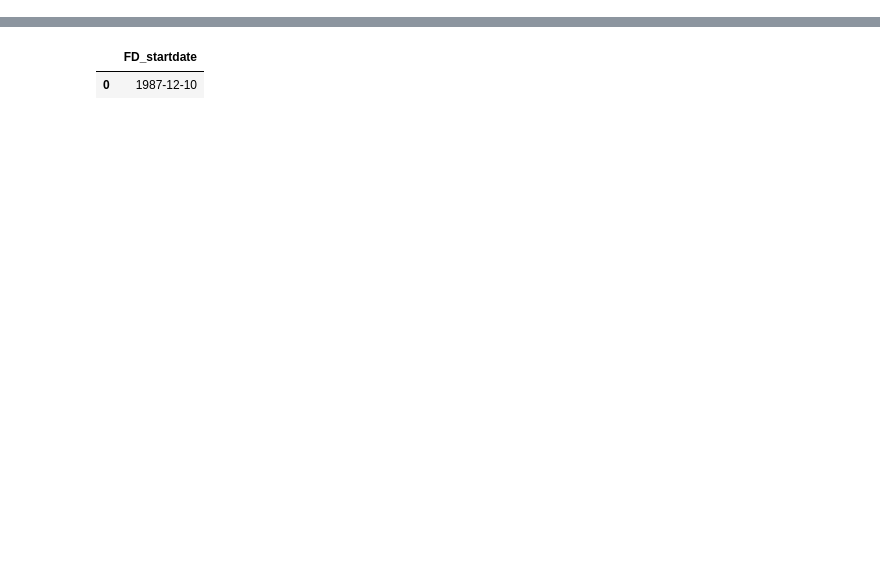
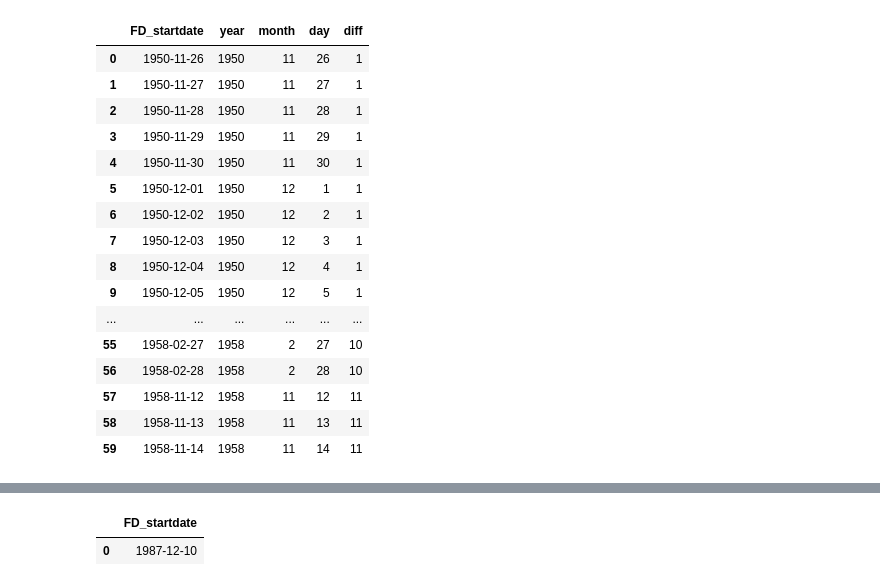
Before and after one commit to lmuntjewerf/flash_droughts, a Jupyter notebook: index_definitions/oud/calc_FDs.ipynb, the cells around one changed output, grey strips where cells are left out. Drawn from its saved outputs; the diff is of its cells as text; code cells hidden in the pictures; blank space fills up the shorter version.

```diff
--- a/index_definitions/oud/calc_FDs.ipynb
+++ b/index_definitions/oud/calc_FDs.ipynb
@@ -33,8 +34,8 @@ In this notebook, I am working to a script that defines the flash drought from a
 # %%
 def read_in_ERA5_index(index, diri, basin, scale):
     # ds = xr.open_dataset(f'{diri}/ESI7_test.nc{index}{scale}_{basin}.nc')
-    ds = xr.open_dataset(f'{diri}/{index}{scale}_test.nc')
-    da = ds[f'{index}{scale}']
+    ds = xr.open_dataset(f'{diri}/{index}-{scale}_{basin}.nc')
+    da = ds[f'{index}-{scale}']
     return da
 # %%
 def first_order_deriv_rolling_sum(da, window):
@@ -58,4 +59,21 @@ def compute_FDs(da, dda, window, start_threshold, end_threshold, jump):
         if da.sel(time=i,method='nearest') > start_threshold and da.sel(time=i_end,method='nearest') < end_threshold and dda.sel(time=i_end,method='nearest') < jump:
             flash_drought_dates.append(i.astype('datetime64[D]'))
     df = pd.DataFrame(data={'FD_startdate':flash_drought_dates})
-    return df
+
+    # cluster events that are consecutive days
+    df['event'] = df['FD_startdate'].diff().dt.days.ne(1).cumsum()
+    # group these events in a new df
+    df_temp = df.groupby('event')['FD_startdate'].agg(['min', 'max'])
+
+    # take individual events that are window+7 days apart from each other and cluster them
+    df_temp['indiv_event'] = df_temp['min'].diff().dt.days.ge(window+7).cumsum()
+
+    # group these events in a new df
+    df_new = df_temp.groupby('indiv_event')['min'].agg(['min'])
+    df_new['FD_startdate'] = df_new['min']
+    df_new = df_new.drop(columns=['min'])
+    df_new['year'] = df_new.FD_startdate.map(lambda x: x.year)
+    df_new['month'] = df_new.FD_startdate.map(lambda x: x.month)
+    df_new['day'] = df_new.FD_startdate.map(lambda x: x.day)
+
+    return df_new
@@ -80,11 +100,11 @@ def main():
                     save_df_tocsv(df, diro, basin, index, scale, window, jump)
 # %%
 diri = '/scratch/nklm/Px_flashdroughts/indices_ERA5/'
-diro = '/perm/nklm/Px_flashdroughts/ERA5_FD_events/'
+# diro = '/perm/nklm/Px_flashdroughts/ERA5_FD_events/'
 basin = 'Rhine'
-start_threshold = 0
+start_threshold = -3
 end_threshold = -1
-index = 'SPEI'
+index = 'ESI'
 scale = 14
 window = 21
 jump = -2
@@ -94,0 +213,22 @@ df = compute_FDs(da, dda, window, start_threshold, end_threshold, jump)
+# %%
+df['diff'] = df['FD_startdate'].diff().dt.days.ne(1).cumsum()
+# %%
+df[0:60]
+# %% [output]
+|  | FD_startdate | year | month | day | diff |
+| 0 | 1950-11-26 | 1950 | 11 | 26 | 1 |
+| 1 | 1950-11-27 | 1950 | 11 | 27 | 1 |
+| 2 | 1950-11-28 | 1950 | 11 | 28 | 1 |
+| 3 | 1950-11-29 | 1950 | 11 | 29 | 1 |
+| 4 | 1950-11-30 | 1950 | 11 | 30 | 1 |
+| 5 | 1950-12-01 | 1950 | 12 | 1 | 1 |
+| 6 | 1950-12-02 | 1950 | 12 | 2 | 1 |
+| 7 | 1950-12-03 | 1950 | 12 | 3 | 1 |
+| 8 | 1950-12-04 | 1950 | 12 | 4 | 1 |
+| 9 | 1950-12-05 | 1950 | 12 | 5 | 1 |
+| ... | ... | ... | ... | ... | ... |
+| 55 | 1958-02-27 | 1958 | 2 | 27 | 10 |
+| 56 | 1958-02-28 | 1958 | 2 | 28 | 10 |
+| 57 | 1958-11-12 | 1958 | 11 | 12 | 11 |
+| 58 | 1958-11-13 | 1958 | 11 | 13 | 11 |
+| 59 | 1958-11-14 | 1958 | 11 | 14 | 11 |
```
Also changed, not shown: parts of 28 cells of this notebook, 5 other files.
